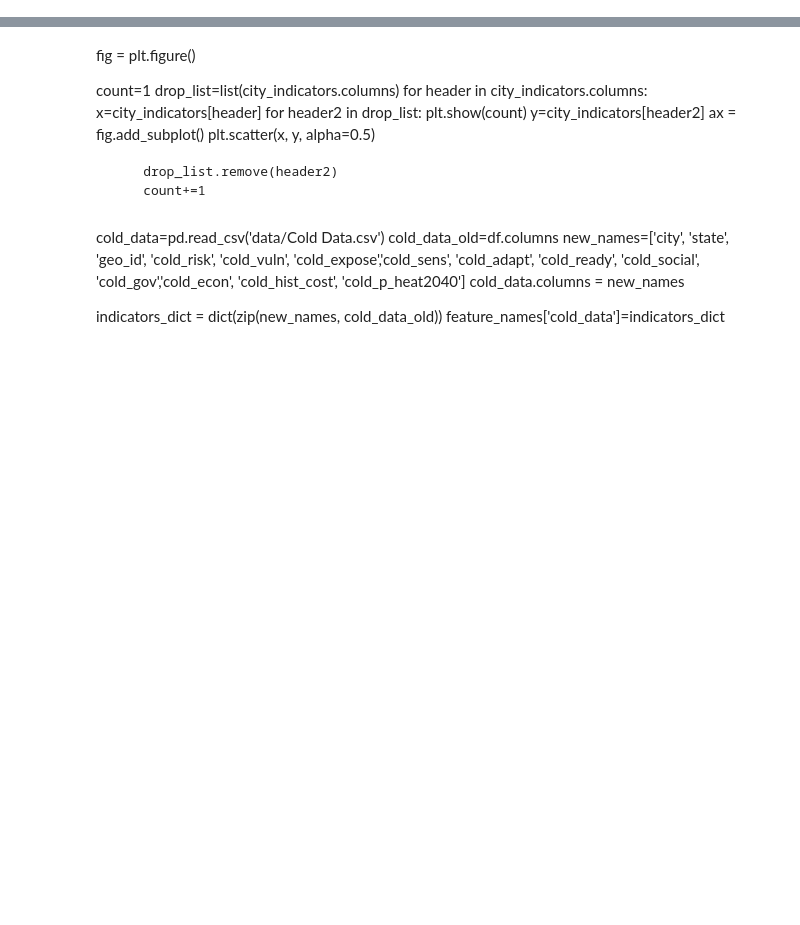
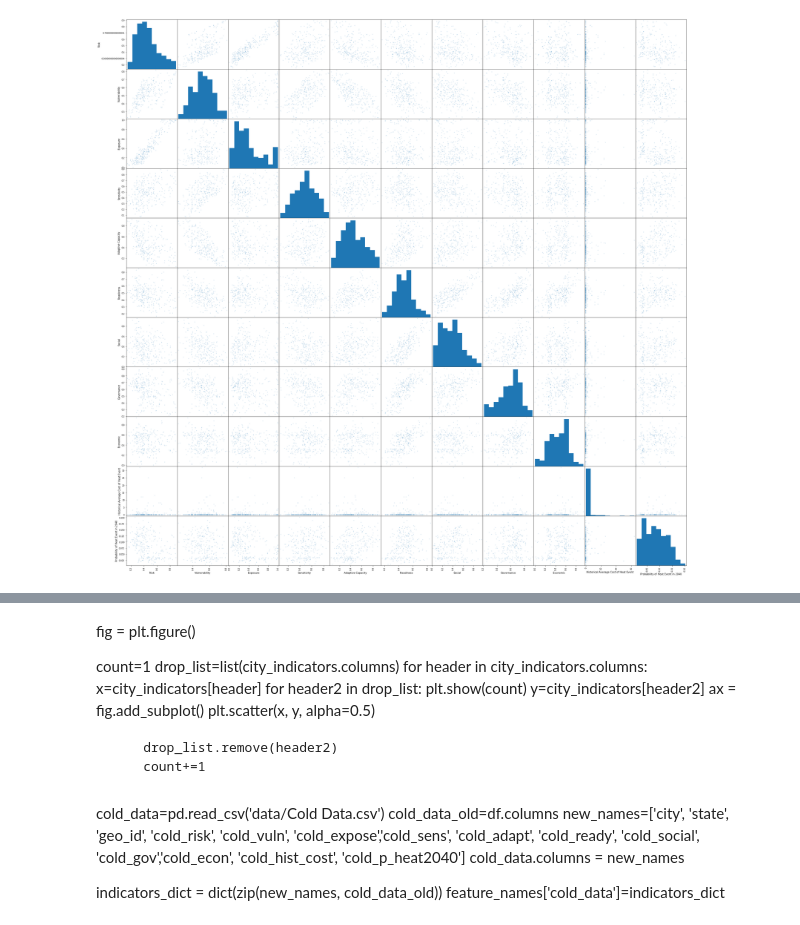
Before and after one commit to delancey314/Human-vs-the-rest-survival, a Jupyter notebook: work notebook.ipynb, the cells around one changed output, grey strips where cells are left out. Saved outputs shown, nothing was run; the diff lists cells and outputs as text; code cells hidden in the pictures; blank space fills up the shorter version.

```diff
--- a/work notebook.ipynb
+++ b/work notebook.ipynb
@@ -48,3 +59,9 @@ plt.show()
+# %%
+pd.plotting.scatter_matrix(df, alpha=0.2, figsize=(40,40))
+
+plt.show()
+# %% [output]
+[figure, added]
 # %%
 output=df.describe()
 #output.to_csv('cold_data')
```
Also changed, not shown: parts of 15 cells of this notebook, 2 other files.
